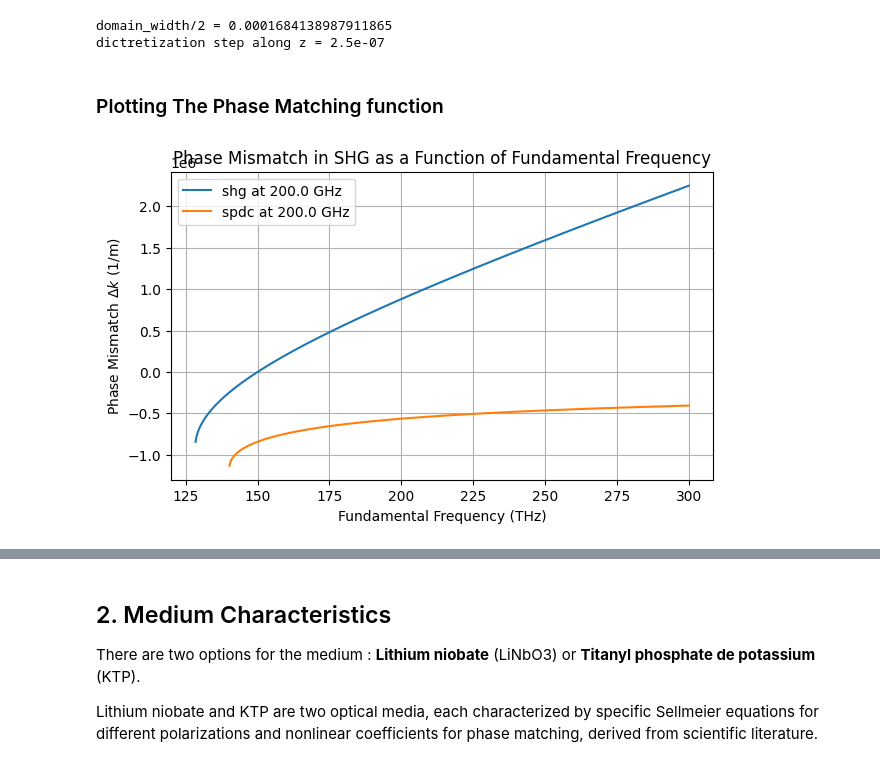
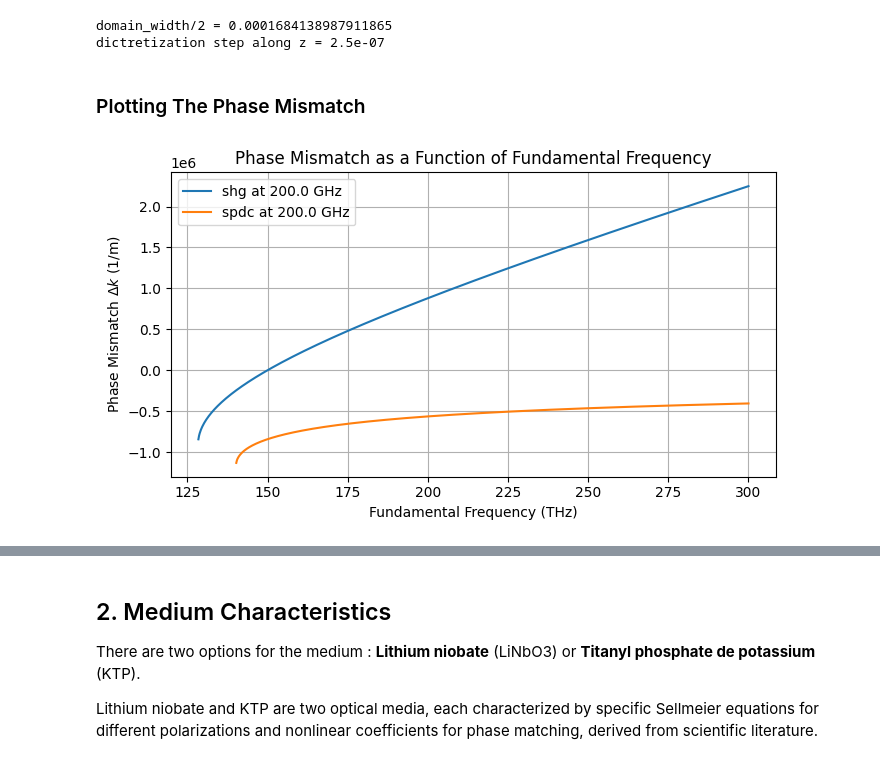
Before and after one commit to colinDietrich/ParaTune, a Jupyter notebook: example_crystal.ipynb, the cells around one changed output, grey strips where cells are left out. Drawn from its saved outputs; the diff is of its cells as text; code cells hidden in the pictures.

```diff
--- a/example_crystal.ipynb
+++ b/example_crystal.ipynb
@@ -60,23 +60,24 @@ parameters_spdc = np.array(crystal_spdc.poling_function(np.array(crystal_spdc.do
 domain_width/2 = 0.0001684138987911865
 dictretization step along z = 2.5e-07
 # %% [markdown]
-### Plotting The Phase Matching function
+### Plotting The Phase Mismatch
 # %%
 # Frequency range for the fundamental wave
 omega1 =  np.linspace(1e14, 3e14, 1000) # Fundamental frequency range (Hz)
 omega2 = 2e14  # Second harmonic frequency range (Hz)
 phase_mismatch_shg = crystal_shg.wavevector_mismatch()
 phase_mismatch_spdc = crystal_spdc.wavevector_mismatch()
 
 # Plotting
 plt.figure(figsize=(7, 4))
 plt.plot(omega1*1e-12, phase_mismatch_shg(omega1, omega1, omega2), label=f"shg at {omega2*1e-12} GHz")
 plt.plot(omega1*1e-12, phase_mismatch_spdc(omega1, omega2), label=f"spdc at {omega2*1e-12} GHz")
-plt.title('Phase Mismatch in SHG as a Function of Fundamental Frequency')
+plt.title('Phase Mismatch as a Function of Fundamental Frequency')
 plt.xlabel('Fundamental Frequency (THz)')
 plt.ylabel('Phase Mismatch $\Delta k$ (1/m)')
 plt.legend()
 plt.grid(True)
+plt.tight_layout()
 plt.show()
 # %% [output]
-[figure, old version]
+[figure, new version]
```
Also changed, not shown: parts of 3 cells of this notebook, 1 other file.
